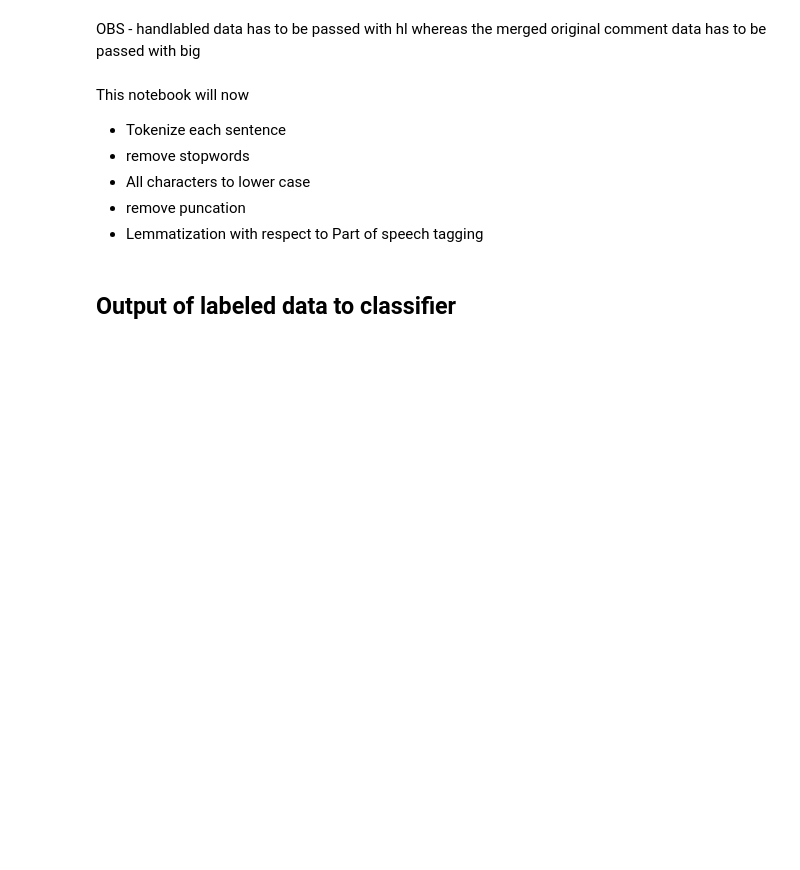
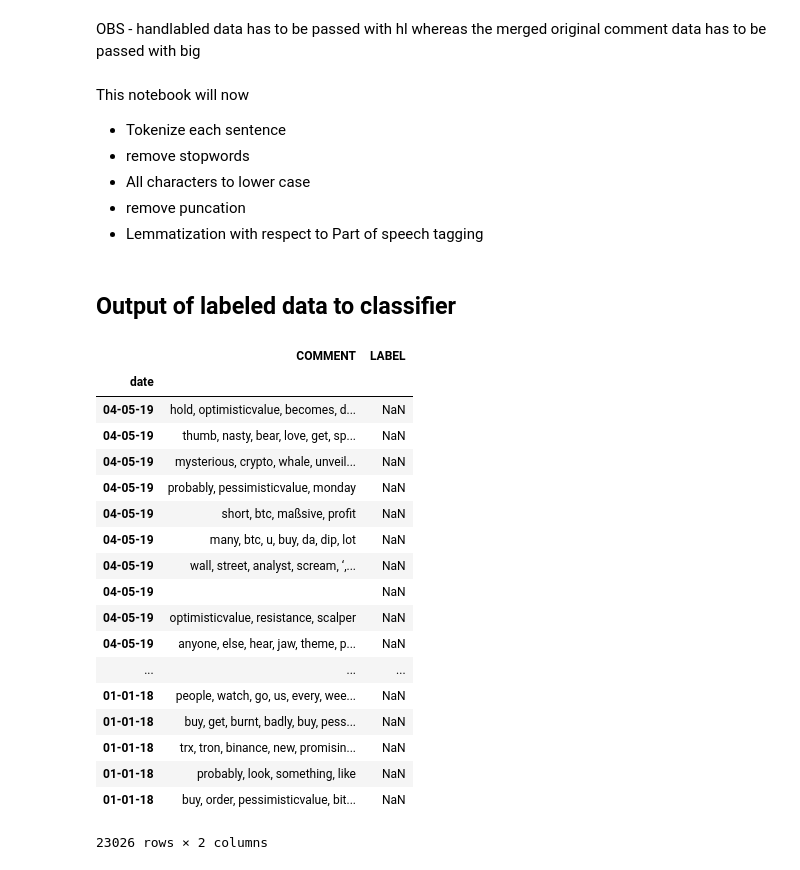
Before and after one commit to falkenovergaard/TA_Exam, a Jupyter notebook: TA_Preprocessing.ipynb, the cells around one changed output. Cells and saved outputs as stored; diff of their text form; code cells hidden in the pictures; blank space fills up the shorter version.

```diff
--- a/TA_Preprocessing.ipynb
+++ b/TA_Preprocessing.ipynb
@@ -226,6 +226,28 @@ df_ts = preprocess(df_ts)
 df_dj = preprocess(df_dj)
 # %% [markdown]
 ## Output of labeled data to classifier
+# %%
+df_bc
+# %% [output]
+|  | COMMENT | LABEL |
+| date |  |  |
+| 04-05-19 | hold, optimisticvalue, becomes, d... | NaN |
+| 04-05-19 | thumb, nasty, bear, love, get, sp... | NaN |
+| 04-05-19 | mysterious, crypto, whale, unveil... | NaN |
+| 04-05-19 | probably, pessimisticvalue, monday | NaN |
+| 04-05-19 | short, btc, maßsive, profit | NaN |
+| 04-05-19 | many, btc, u, buy, da, dip, lot | NaN |
+| 04-05-19 | wall, street, analyst, scream, ‘,... | NaN |
+| 04-05-19 |  | NaN |
+| 04-05-19 | optimisticvalue, resistance, scalper | NaN |
+| 04-05-19 | anyone, else, hear, jaw, theme, p... | NaN |
+| ... | ... | ... |
+| 01-01-18 | people, watch, go, us, every, wee... | NaN |
+| 01-01-18 | buy, get, burnt, badly, buy, pess... | NaN |
+| 01-01-18 | trx, tron, binance, new, promisin... | NaN |
+| 01-01-18 | probably, look, something, like | NaN |
+| 01-01-18 | buy, order, pessimisticvalue, bit... | NaN |
+23026 rows × 2 columns
 # %%
 df_label.to_excel("data/output/clean_handlabeled_data.xlsx", sheet_name='Sheet_1')
 # %%
```
Also changed, not shown: 14 other files.
